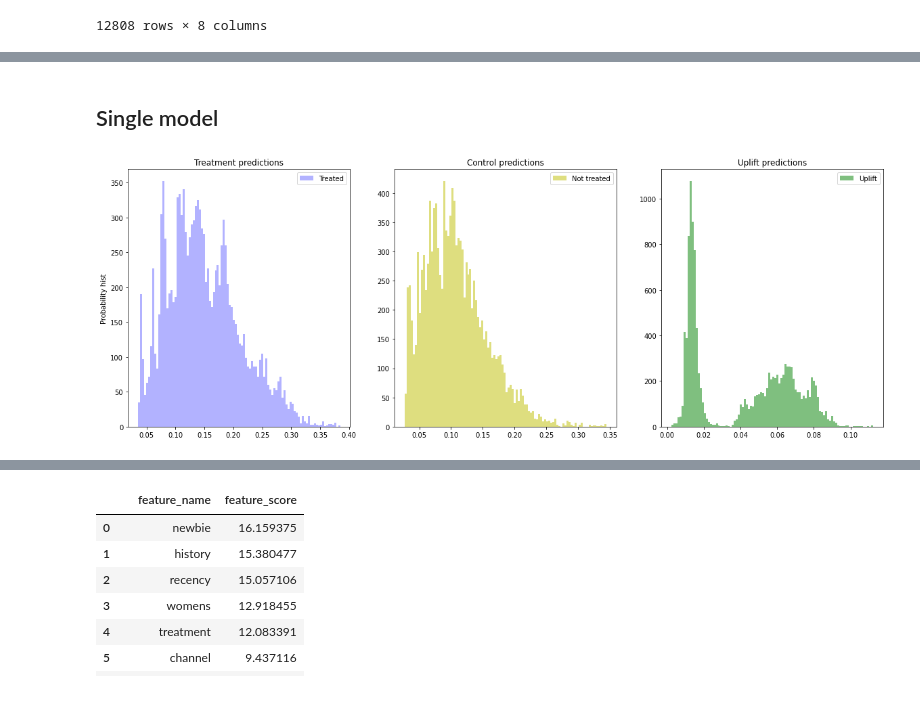
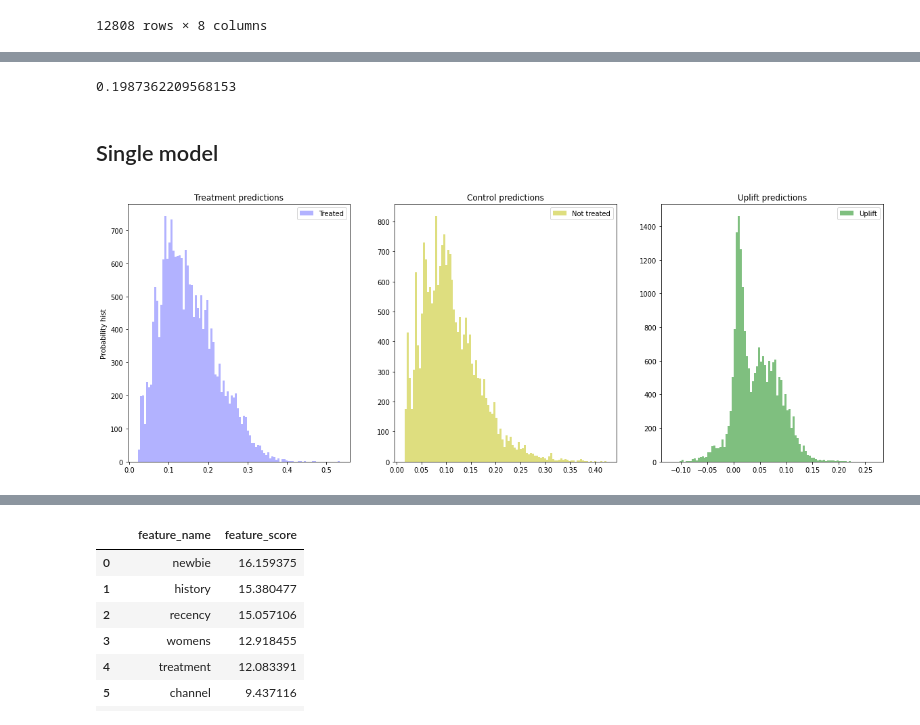
Before and after one commit to versus666jzx/uplift_lab, a Jupyter notebook: src/test.ipynb, the cells around one changed output, grey strips where cells are left out. Saved outputs shown, nothing was run; the diff lists cells and outputs as text; code cells hidden in the pictures.

```diff
--- a/src/test.ipynb
+++ b/src/test.ipynb
@@ -32,7 +32,7 @@ def get_data() -> tuple[Any, Any, Any]:
 data, target, treatment = get_data()
 # %%
 X_train, X_val, y_train, y_val, trmnt_train, trmnt_val = train_test_split(
-    data, target, treatment, test_size=0.3, random_state=42
+    data, target, treatment, test_size=0.5, random_state=42
 )
 
 models_results = {
@@ -74,22 +107,27 @@ X_val
+# %%
+import numpy as np
+np.random.random()
+# %% [output]
+0.1987362209568153
 # %% [markdown]
 ## Single model
 # %%
-sm = SoloModel(CatBoostClassifier(iterations=1000, task_type="GPU", random_state=42, silent=True))
+sm = SoloModel(CatBoostClassifier(iterations=100, task_type="GPU", random_state=42, silent=True))
 sm = sm.fit(X_train, y_train, trmnt_train, estimator_fit_params={'cat_features': ['history_segment', 'zip_code', 'channel']})
 
 uplift_sm = sm.predict(X_val)
 
 sm_score = uplift_at_k(y_true=y_val, uplift=uplift_sm, treatment=trmnt_val, strategy='by_group', k=0.3)
 
 models_results['approach'].append('SoloModel')
 models_results['uplift@30%'].append(sm_score)
 
 # Получим условные вероятности выполнения целевого действия при взаимодействии для каждого объекта
 sm_trmnt_preds = sm.trmnt_preds_
 # И условные вероятности выполнения целевого действия без взаимодействия для каждого объекта
 sm_ctrl_preds = sm.ctrl_preds_
 
 # Отрисуем распределения вероятностей и их разность (uplift)
 plot_uplift_preds(trmnt_preds=sm_trmnt_preds, ctrl_preds=sm_ctrl_preds);
 # %% [output]
-[figure, old version]
+[figure, new version]
```
Also changed, not shown: parts of 8 cells of this notebook, 2 other files.
